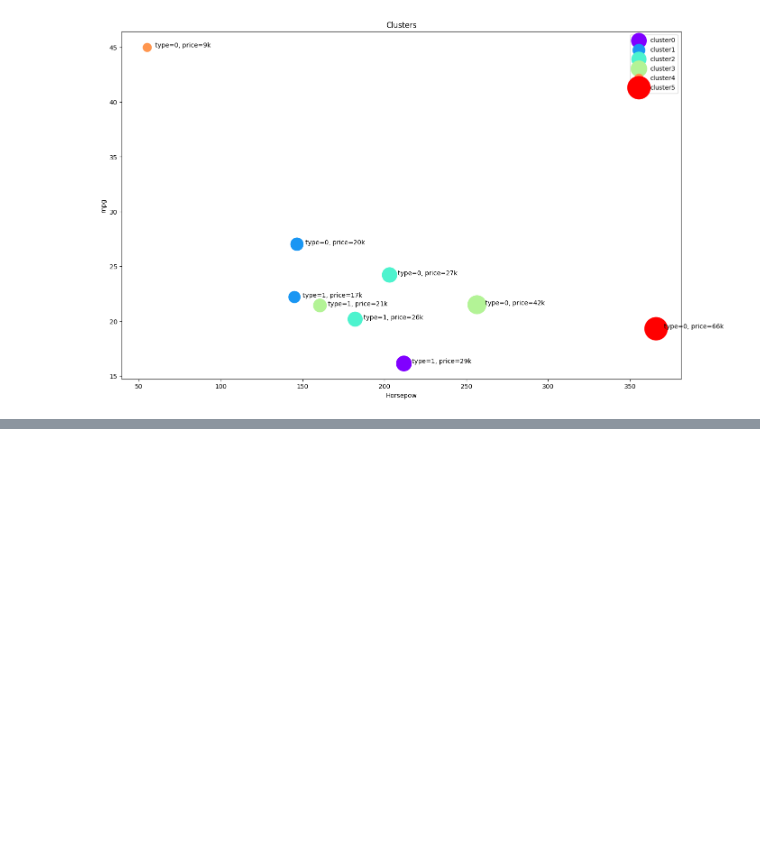
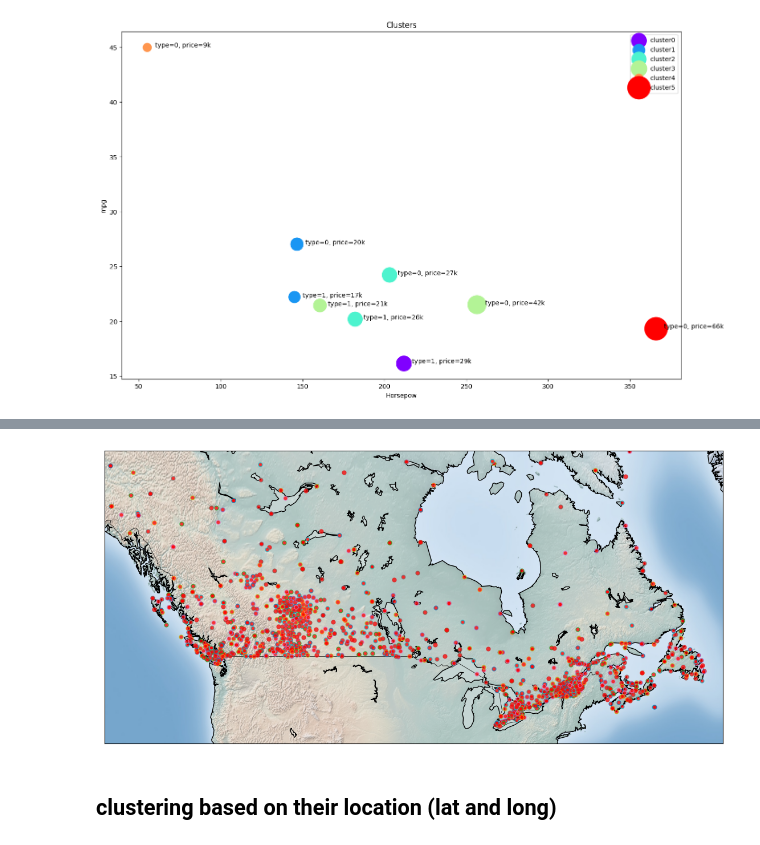
Before and after one commit to robfairh/portfolio_projects, a Jupyter notebook: MachineLearning/clustering.ipynb, the cells around one changed output, grey strips where cells are left out. Saved outputs shown, nothing was run; the diff lists cells and outputs as text; code cells hidden in the pictures; blank space fills up the shorter version.

```diff
--- a/MachineLearning/clustering.ipynb
+++ b/MachineLearning/clustering.ipynb
@@ -157,0 +169,3 @@ Text(0, 0.5, 'mpg')
+# %%
+df = pd.read_csv('NonUploadedData/weather-stations20140101-20141231.csv')
+df.head(4)
@@ -157,0 +186,4 @@ Text(0, 0.5, 'mpg')
+# %%
+df.dropna(subset=['Tm'], inplace=True)  # drop rows where Tm is NaN
+df.reset_index(drop=True, inplace=True)
+df
@@ -157,0 +204,32 @@ Text(0, 0.5, 'mpg')
+# %%
+llon=-140
+ulon=-50
+llat=40
+ulat=65
+
+df = df[(df['Long'] > llon) & (df['Long'] < ulon) & (df['Lat'] > llat) & (df['Lat'] < ulat)].copy()
+
+# adding the map
+plt.figure(figsize=(14,10))
+my_map = Basemap(projection='merc',
+    resolution='l', area_thresh=1000.0,
+    llcrnrlon=llon, llcrnrlat=llat,  # min longitude and latitude
+    urcrnrlon=ulon, urcrnrlat=ulat)  # max longitude and latitude
+
+my_map.drawcoastlines()
+my_map.drawcountries()
+my_map.fillcontinents(color='white', alpha=0.3)
+my_map.shadedrelief()
+
+# adding the station data to the map
+xs, ys = my_map(df.Long.values, df.Lat.values)
+df['xm'] = xs
+df['ym'] = ys
+
+for index,row in df.iterrows():
+   my_map.plot(row.xm, row.ym, markerfacecolor=([1,0,0]), marker='o', markersize=5, alpha=0.75)
+plt.show()
+# %% [output]
+[figure, added]
+# %% [markdown]
+## clustering based on their location (lat and long)
```
Also changed, not shown: parts of 11 cells of this notebook.
